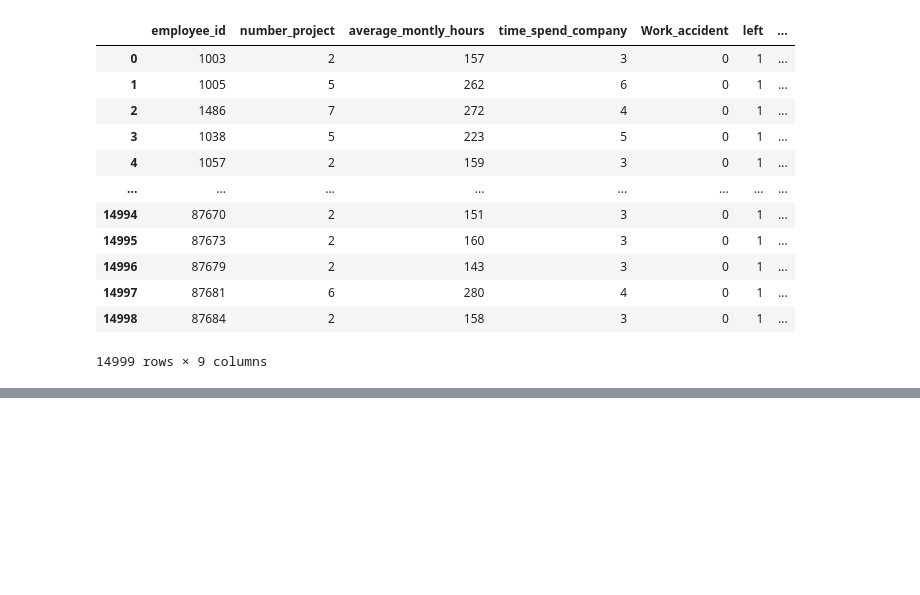
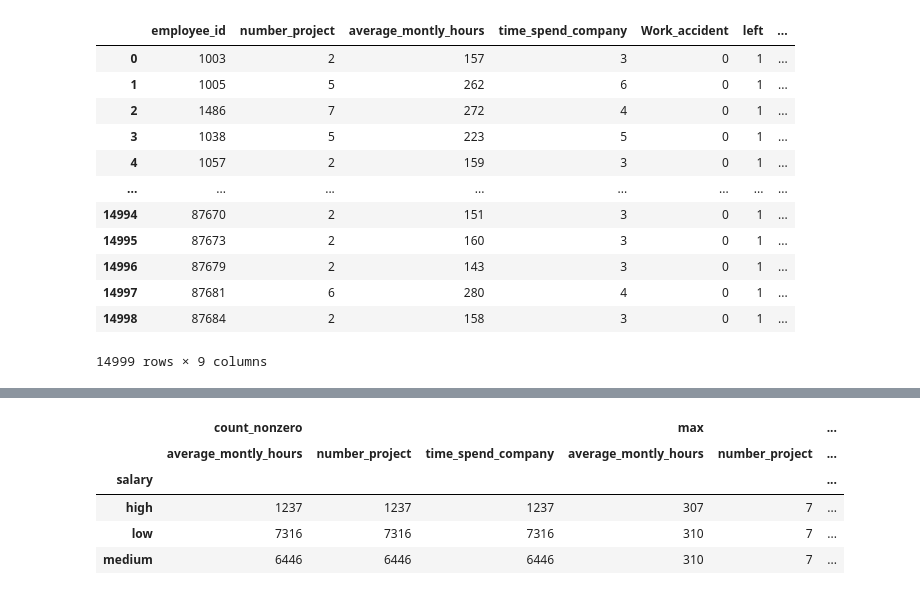
Before and after one commit to Yaminikanta/Python_Libraries, a Jupyter notebook: 02-Pandas/class_pandas.ipynb, the cells around one changed output, grey strips where cells are left out. Saved outputs shown, nothing was run; the diff lists cells and outputs as text; code cells hidden in the pictures; blank space fills up the shorter version.

```diff
--- a/02-Pandas/class_pandas.ipynb
+++ b/02-Pandas/class_pandas.ipynb
@@ -1426,0 +1463,11 @@ d7
+# %%
+from numpy._core.numeric import count_nonzero
+
+d7.pivot_table(values=['average_montly_hours','number_project','time_spend_company'],index='salary',aggfunc=[count_nonzero,max,min])
+# %% [output]
+|  | count_nonzero |  |  | max |  | ... |
+|  | average_montly_hours | number_project | time_spend_company | average_montly_hours | number_project | ... |
+| salary |  |  |  |  |  | ... |
+| high | 1237 | 1237 | 1237 | 307 | 7 | ... |
+| low | 7316 | 7316 | 7316 | 310 | 7 | ... |
+| medium | 6446 | 6446 | 6446 | 310 | 7 | ... |
```
Also changed, not shown: parts of 3 cells of this notebook.
